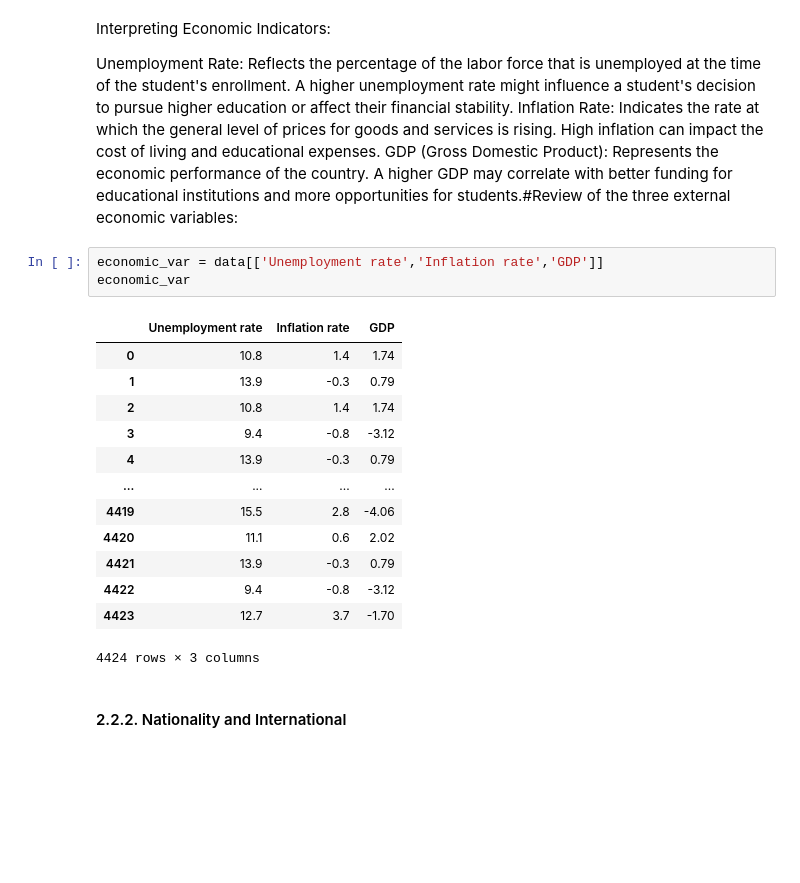
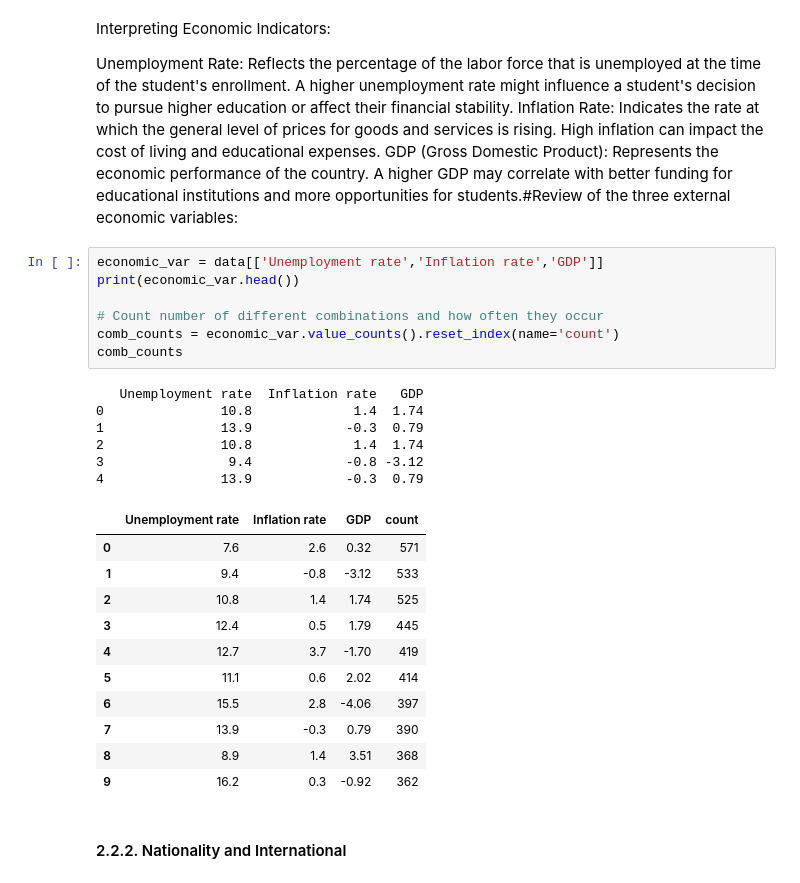
Before and after one commit to toschka123/Student_Dropout, a Jupyter notebook: ML_Project.ipynb, the cells around one changed output. Drawn from its saved outputs; the diff is of its cells as text; blank space fills up the shorter version.

```diff
--- a/ML_Project.ipynb
+++ b/ML_Project.ipynb
@@ -193,21 +193,29 @@ Interpreting Economic Indicators:
 Unemployment Rate: Reflects the percentage of the labor force that is unemployed at the time of the student's enrollment. A higher unemployment rate might influence a student's decision to pursue higher education or affect their financial stability. Inflation Rate: Indicates the rate at which the general level of prices for goods and services is rising. High inflation can impact the cost of living and educational expenses. GDP (Gross Domestic Product): Represents the economic performance of the country. A higher GDP may correlate with better funding for educational institutions and more opportunities for students.#Review of the three external economic variables:
 # %%
 economic_var = data[['Unemployment rate','Inflation rate','GDP']]
-economic_var
+print(economic_var.head())
+
+# Count number of different combinations and how often they occur
+comb_counts = economic_var.value_counts().reset_index(name='count')
+comb_counts
 # %% [output]
+   Unemployment rate  Inflation rate   GDP
+0               10.8             1.4  1.74
+1               13.9            -0.3  0.79
+2               10.8             1.4  1.74
+3                9.4            -0.8 -3.12
+4               13.9            -0.3  0.79
-|  | Unemployment rate | Inflation rate | GDP |
-| 0 | 10.8 | 1.4 | 1.74 |
-| 1 | 13.9 | -0.3 | 0.79 |
-| 2 | 10.8 | 1.4 | 1.74 |
-| 3 | 9.4 | -0.8 | -3.12 |
-| 4 | 13.9 | -0.3 | 0.79 |
-| ... | ... | ... | ... |
-| 4419 | 15.5 | 2.8 | -4.06 |
-| 4420 | 11.1 | 0.6 | 2.02 |
-| 4421 | 13.9 | -0.3 | 0.79 |
-| 4422 | 9.4 | -0.8 | -3.12 |
-| 4423 | 12.7 | 3.7 | -1.70 |
+|  | Unemployment rate | Inflation rate | GDP | count |
+| 0 | 7.6 | 2.6 | 0.32 | 571 |
+| 1 | 9.4 | -0.8 | -3.12 | 533 |
+| 2 | 10.8 | 1.4 | 1.74 | 525 |
+| 3 | 12.4 | 0.5 | 1.79 | 445 |
+| 4 | 12.7 | 3.7 | -1.70 | 419 |
+| 5 | 11.1 | 0.6 | 2.02 | 414 |
+| 6 | 15.5 | 2.8 | -4.06 | 397 |
+| 7 | 13.9 | -0.3 | 0.79 | 390 |
+| 8 | 8.9 | 1.4 | 3.51 | 368 |
+| 9 | 16.2 | 0.3 | -0.92 | 362 |
-4424 rows × 3 columns
 # %% [markdown]
 #### 2.2.2. Nationality and International
 # %% [markdown]
```
Also changed, not shown: parts of 12 cells of this notebook.
